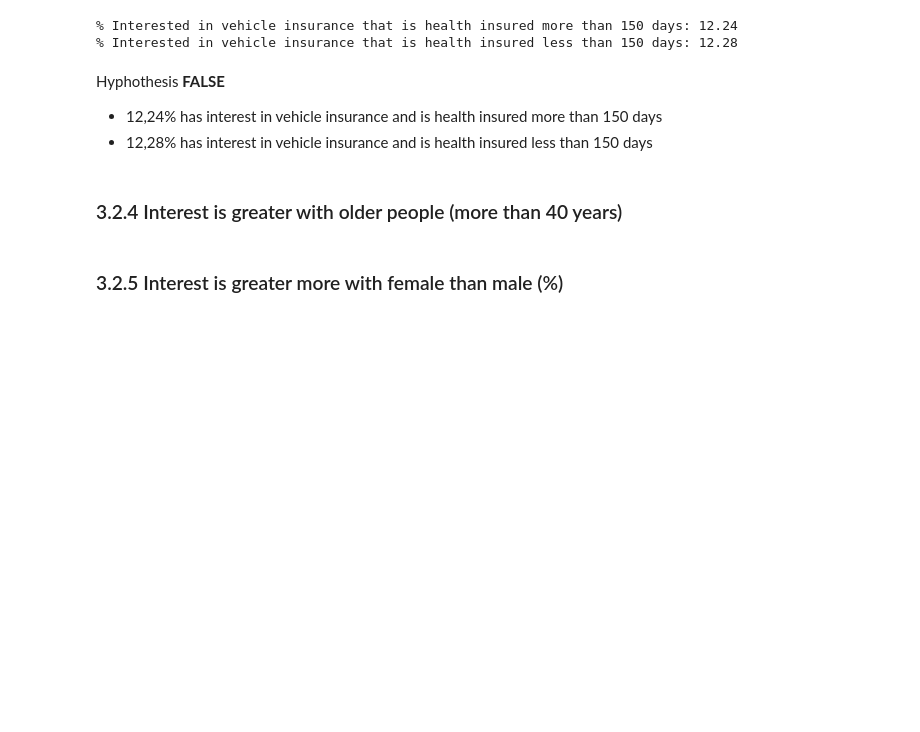
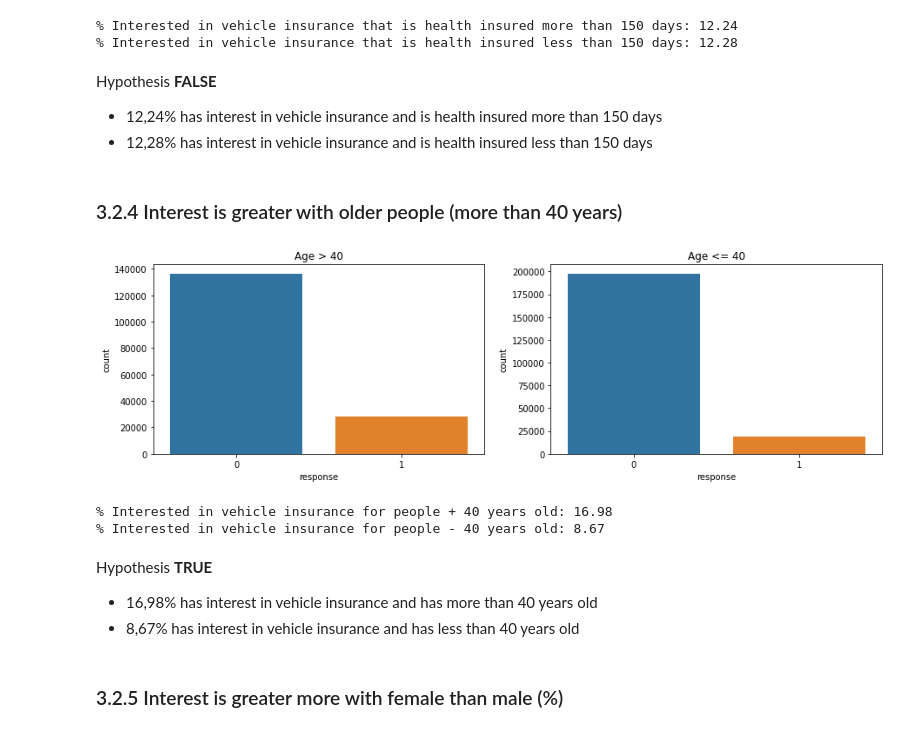
Before and after one commit to LessioGuilherme/pa004_health_insurance_cross_sell, a Jupyter notebook: pa004_health_insurance_cross_sell_sprint03.ipynb, the cells around one changed output. Drawn from its saved outputs; the diff is of its cells as text; code cells hidden in the pictures; blank space fills up the shorter version.

Commit message:
Sprint03 of pa004_health_insurance_cross_sell

```diff
--- a/pa004_health_insurance_cross_sell_sprint03.ipynb
+++ b/pa004_health_insurance_cross_sell_sprint03.ipynb
@@ -804,10 +804,29 @@ print('% Interested in vehicle insurance that is health insured less than 150 da
 % Interested in vehicle insurance that is health insured more than 150 days: 12.24
 % Interested in vehicle insurance that is health insured less than 150 days: 12.28
 # %% [markdown]
-Hyphothesis **FALSE**
+Hypothesis **FALSE**
 - 12,24% has interest in vehicle insurance and is health insured more than 150 days
 - 12,28% has interest in vehicle insurance and is health insured less than 150 days
 # %% [markdown]
 ### 3.2.4 Interest is greater with older people (more than 40 years)
+# %%
+aux20 = df3[df3['age']>40][['id','response']]
+aux21 = df3[df3['age']<=40][['id','response']]
+
+fig, axs = plt.subplots(ncols= 2, figsize = (15,4))
+sns.countplot(aux20['response'], ax=axs[0]).set_title('Age > 40')
+sns.countplot(aux21['response'], ax=axs[1]).set_title('Age <= 40');
+# %% [output]
+[figure, added]
+# %%
+print('% Interested in vehicle insurance for people + 40 years old: {0:.2f}'.format(100*(aux20[aux20['response']==1]['response'].count()/(aux20[aux20['response']==1]['response'].count()+aux20[aux20['response']==0]['response'].count()))))
+print('% Interested in vehicle insurance for people - 40 years old: {0:.2f}'.format(100*(aux21[aux21['response']==1]['response'].count()/(aux21[aux21['response']==1]['response'].count()+aux21[aux21['response']==0]['response'].count()))))
+# %% [output]
+% Interested in vehicle insurance for people + 40 years old: 16.98
+% Interested in vehicle insurance for people - 40 years old: 8.67
+# %% [markdown]
+Hypothesis **TRUE**
+- 16,98% has interest in vehicle insurance and has more than 40 years old
+- 8,67% has interest in vehicle insurance and has less than 40 years old
 # %% [markdown]
 ### 3.2.5 Interest is greater more with female than male (%)
```
Also changed, not shown: parts of 15 cells of this notebook.
